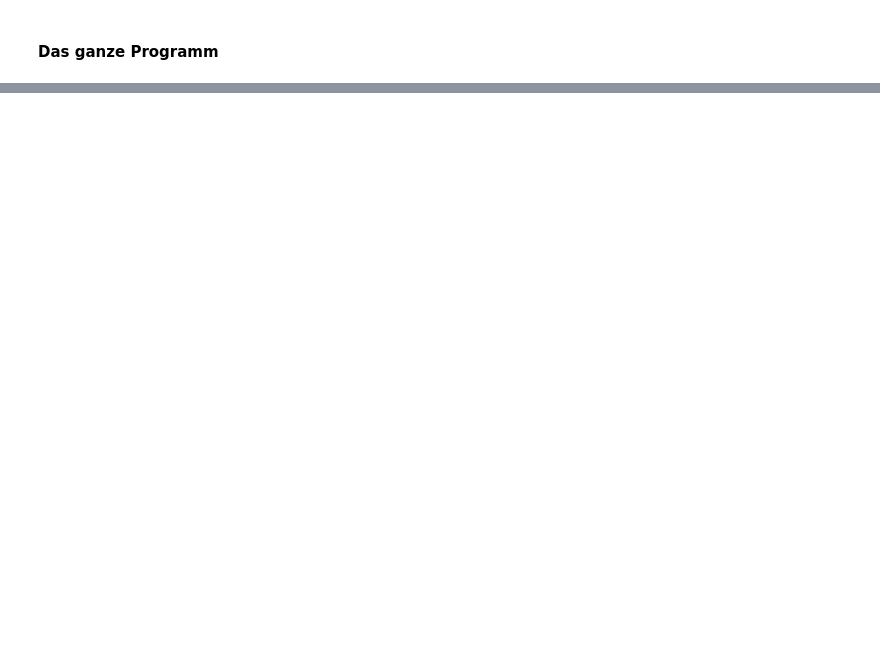
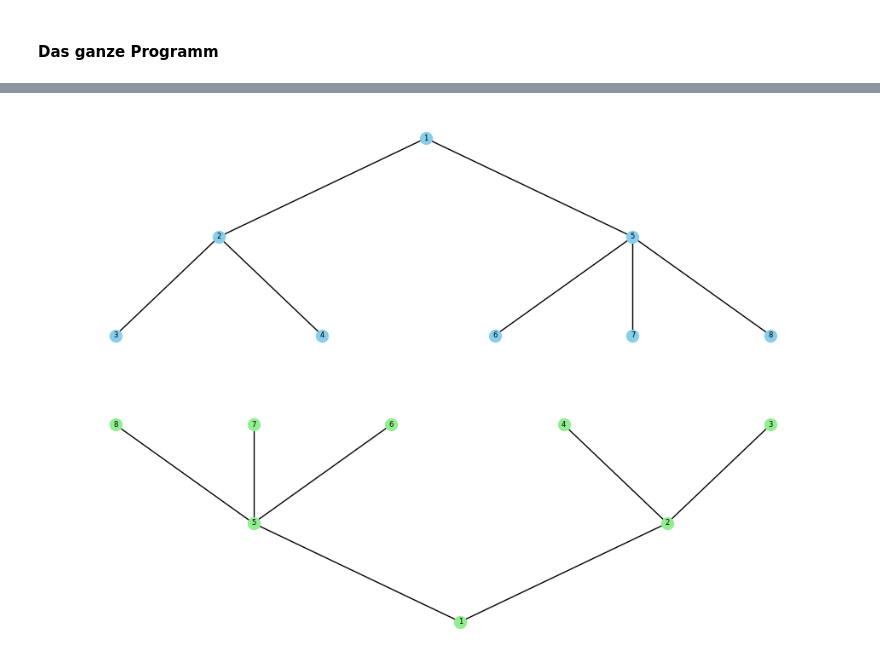
Before and after one commit to ktheu/Programmierwettbewerbe, a Jupyter notebook: bwinf1/drehfreudig/drehfreudig.ipynb, the cells around one changed output, grey strips where cells are left out. Drawn from its saved outputs; the diff is of its cells as text; code cells hidden in the pictures; blank space fills up the shorter version.

```diff
--- a/bwinf1/drehfreudig/drehfreudig.ipynb
+++ b/bwinf1/drehfreudig/drehfreudig.ipynb
@@ -238,0 +280,34 @@ print_tree(G, 1, 0)
+# %%
+xs = [x for x, y in pos.values()]
+ys = [y for x, y in pos.values()]
+
+cx = (min(xs) + max(xs)) / 2
+cy = (min(ys) + max(ys)) / 2
+
+pos_rot = {
+    node: (2*cx - x, 2*cy - y)
+    for node, (x, y) in pos.items()
+}
+# %%
+plt.figure(figsize=(12, 8))
+plt.subplot(2, 1, 1)
+nx.draw(
+    G1, pos,
+    with_labels=True,
+    node_size=100,
+    node_color="skyblue",
+    arrows=False,
+    font_size=6
+)
+plt.subplot(2, 1, 2)
+nx.draw(
+    G1, pos_rot,
+    with_labels=True,
+    node_size=100,
+    node_color="lightgreen",
+    arrows=False,
+    font_size=6
+)
+plt.show()
+# %% [output]
+[figure, added]
```
Also changed, not shown: parts of 22 cells of this notebook, 2 other files.
